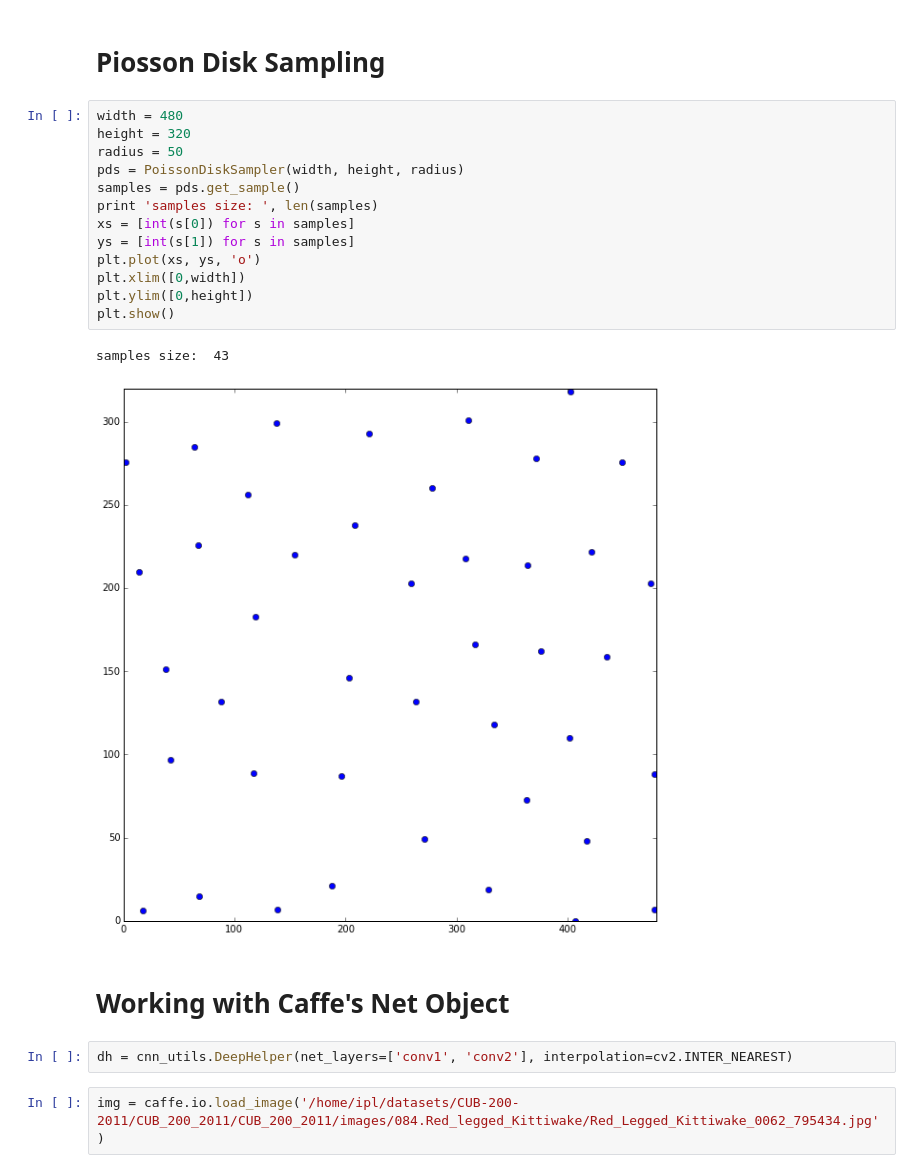
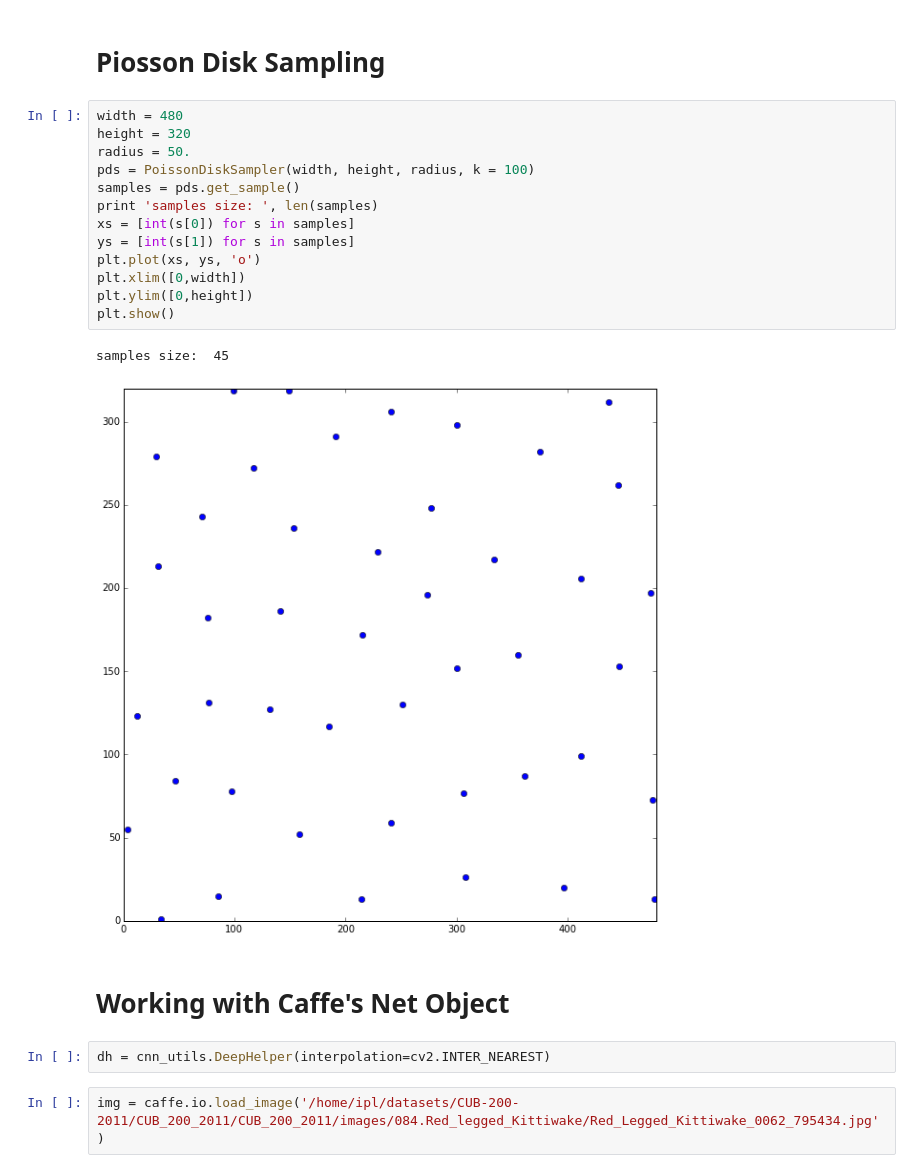
Before and after one commit to yassersouri/fast-bird-part-localization, a Jupyter notebook: experiments.ipynb, the cells around one changed output. Cells and saved outputs as stored; diff of their text form.

```diff
--- a/experiments.ipynb
+++ b/experiments.ipynb
@@ -26,23 +26,23 @@ plt.rcParams['image.cmap'] = 'gray'
 # %%
 width = 480
 height = 320
-radius = 50
-pds = PoissonDiskSampler(width, height, radius)
+radius = 50.
+pds = PoissonDiskSampler(width, height, radius, k = 100)
 samples = pds.get_sample()
 print 'samples size: ', len(samples)
 xs = [int(s[0]) for s in samples]
 ys = [int(s[1]) for s in samples]
 plt.plot(xs, ys, 'o')
 plt.xlim([0,width])
 plt.ylim([0,height])
 plt.show()
 # %% [output]
-samples size:  43
+samples size:  45
-[figure, old version]
+[figure, new version]
 # %% [markdown]
 # Working with Caffe's Net Object
 # %%
-dh = cnn_utils.DeepHelper(net_layers=['conv1', 'conv2'], interpolation=cv2.INTER_NEAREST)
+dh = cnn_utils.DeepHelper(interpolation=cv2.INTER_NEAREST)
 # %%
 img = caffe.io.load_image('/home/ipl/datasets/CUB-200-2011/CUB_200_2011/CUB_200_2011/images/084.Red_legged_Kittiwake/Red_Legged_Kittiwake_0062_795434.jpg')
 # %%
```
Also changed, not shown: parts of 6 cells of this notebook, 1 other file.
